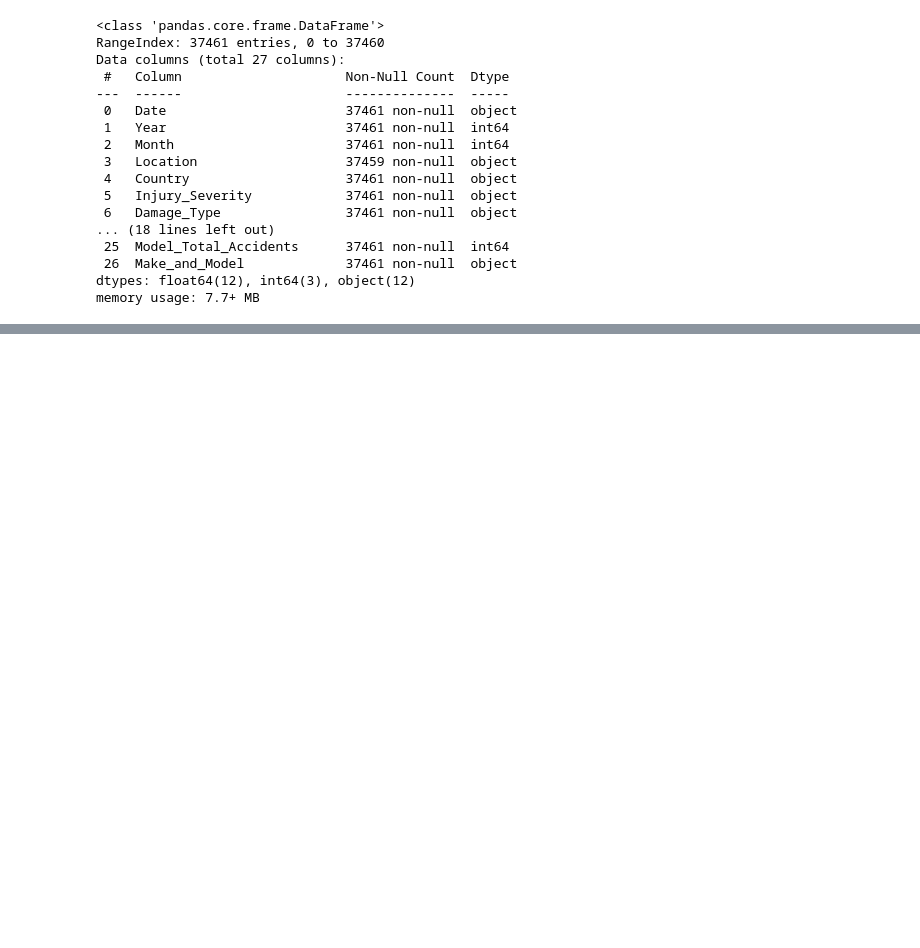
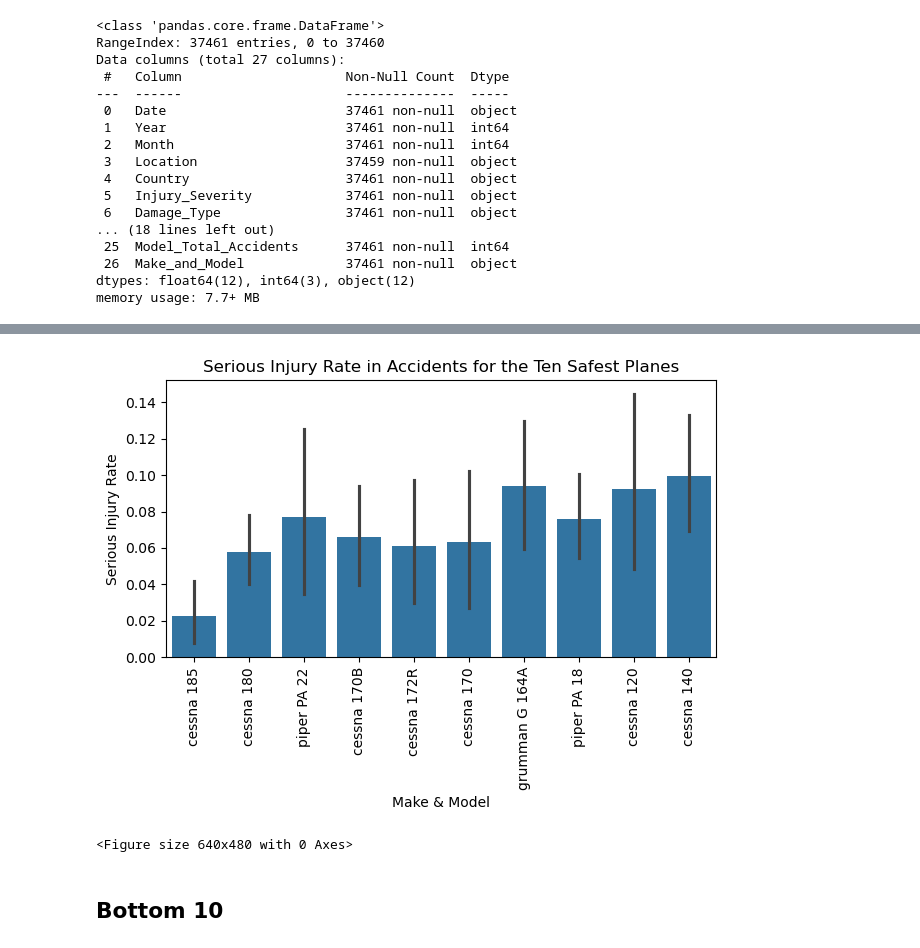
Before and after one commit to williambguo/ds-project1, a Jupyter notebook: Notebooks/EDA.ipynb, the cells around one changed output, grey strips where cells are left out. Drawn from its saved outputs; the diff is of its cells as text; code cells hidden in the pictures; blank space fills up the shorter version.

```diff
--- a/Notebooks/EDA.ipynb
+++ b/Notebooks/EDA.ipynb
@@ -271,3 +255,19 @@ plt.xticks(rotation=90)
+# %%
+# Serious injury rate
+sns.barplot(x='Make_and_Model', y='Serious_Injuries_Fraction', data=filtered_df, errorbar=('ci', 95))
+plt.xticks(rotation=90)
+plt.xlabel('Make & Model')
+plt.ylabel('Serious Injury Rate')
+plt.title('Serious Injury Rate in Accidents for the Ten Safest Planes')
+plt.tight_layout()
+plt.show()
+
+plt.savefig('Images/serious_injury_rate_safest_planes.png')
+# %% [output]
+[figure, added]
+<Figure size 640x480 with 0 Axes>
+# %% [markdown]
+## Bottom 10
 # %%
 bottom_ten = ['piper PA 30', 'piper PA 32 260', 'cessna 208B', 'mooney M20K', 'cirrus SR22', 'cessna P210N', 'beechcraft A36', 'piper PA 32R 300', 'piper PA 23 250', 'beechcraft 58']
 # %%
```
Also changed, not shown: parts of 18 cells of this notebook, 1 other file.
